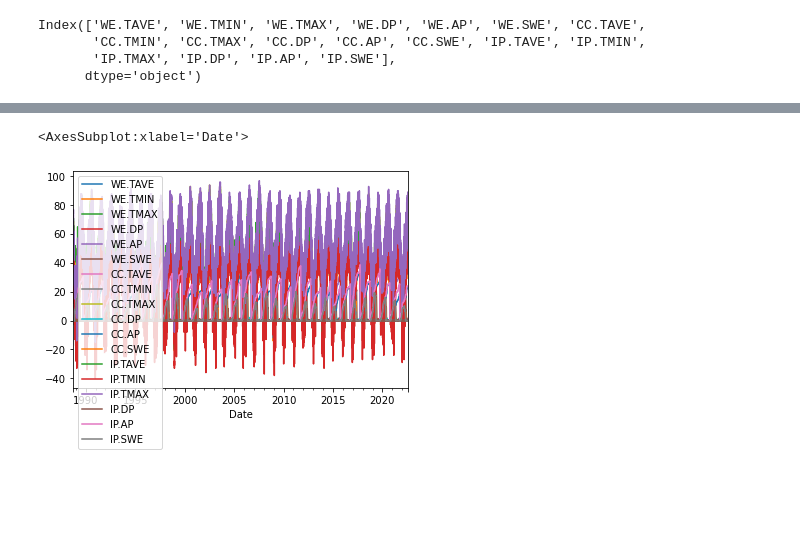
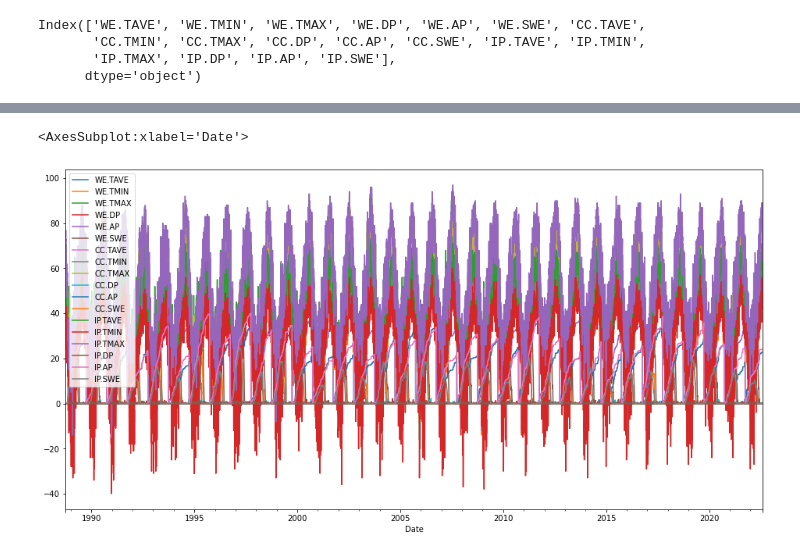
Before and after one commit to Krispy3/HFF_Water, a Jupyter notebook: scratch.ipynb, the cells around one changed output, grey strips where cells are left out. Drawn from its saved outputs; the diff is of its cells as text; code cells hidden in the pictures; blank space fills up the shorter version.

```diff
--- a/scratch.ipynb
+++ b/scratch.ipynb
@@ -145,5 +224,5 @@ Index(['WE.TAVE', 'WE.TMIN', 'WE.TMAX', 'WE.DP', 'WE.AP', 'WE.SWE', 'CC.TAVE',
 # %%
-climate_df.plot()
+climate_df.plot(figsize=(16,8))
 # %% [output]
 <AxesSubplot:xlabel='Date'>
-[figure, old version]
+[figure, new version]
```
Also changed, not shown: parts of 25 cells of this notebook.
